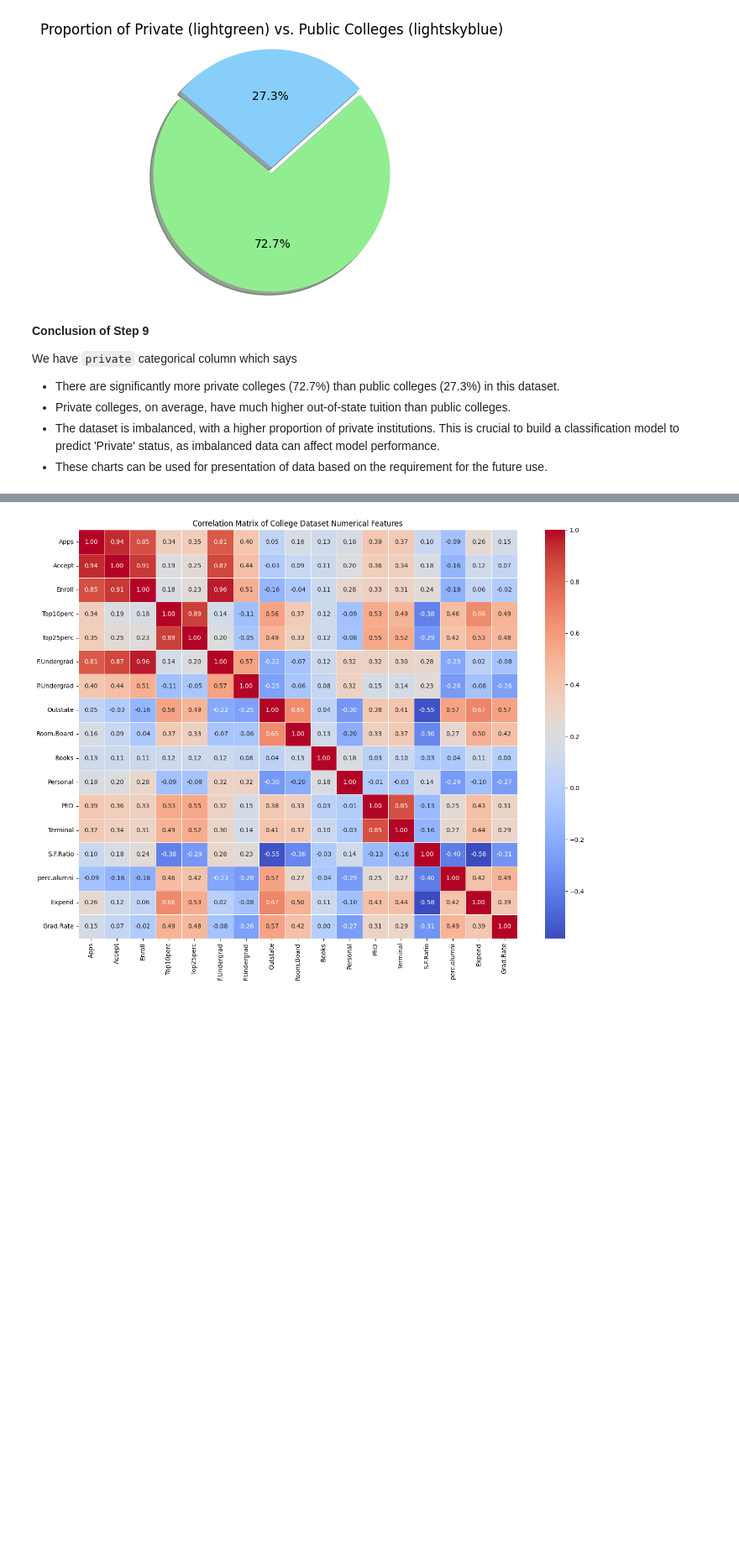
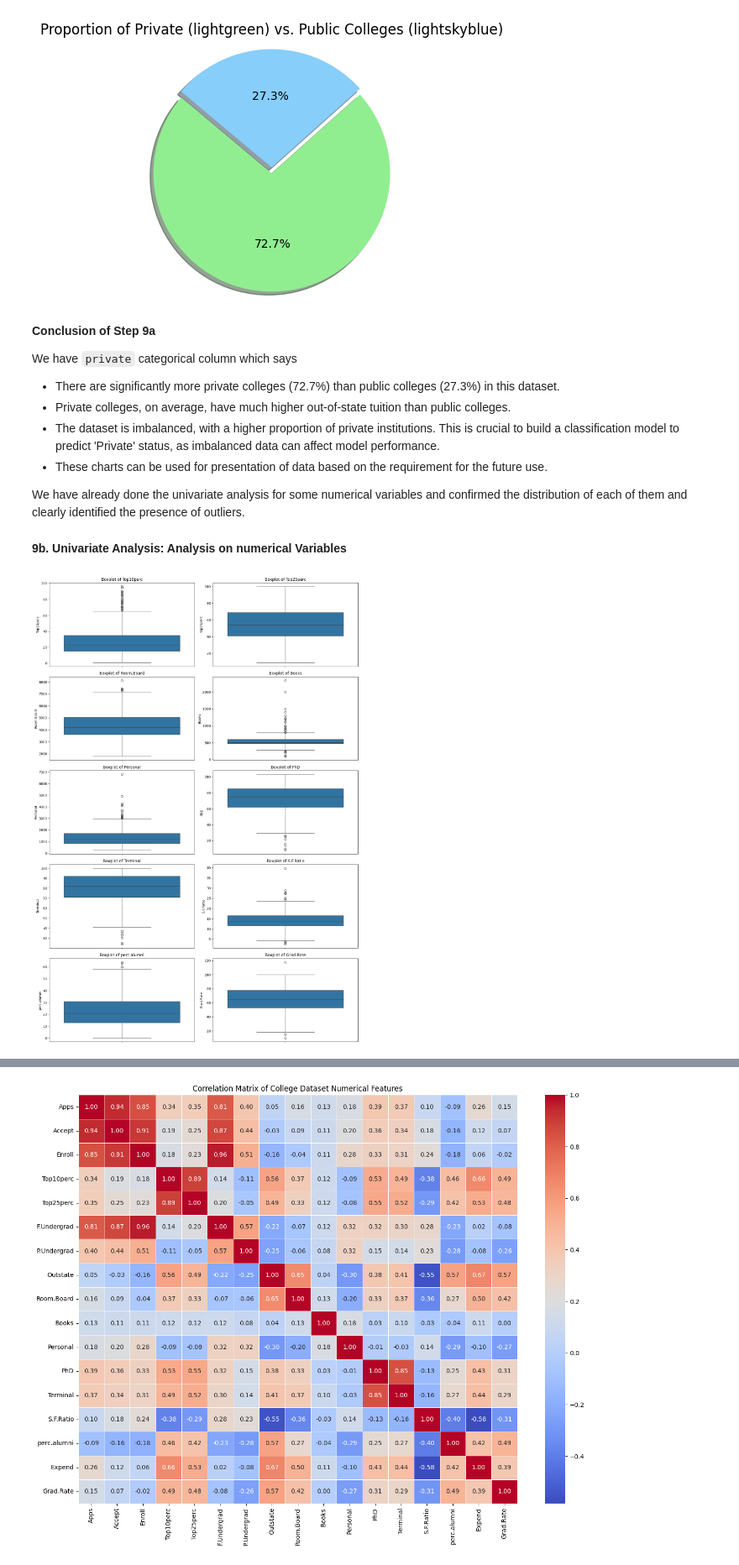
Before and after one commit to HariniS1018/College-Performance-Analysis-and-Graduation-Rate-Prediction, a Jupyter notebook: data_exploration.ipynb, the cells around one changed output, grey strips where cells are left out. Shown at 84% size. Cells and saved outputs as stored; diff of their text form; code cells hidden in the pictures; blank space fills up the shorter version.

```diff
--- a/data_exploration.ipynb
+++ b/data_exploration.ipynb
@@ -272,10 +284,31 @@ plt.show()
 [figure]
 [figure]
 # %% [markdown]
-**Conclusion of Step 9**
+**Conclusion of Step 9a**
 
 We have `private` categorical column which says
 - There are significantly more private colleges (72.7%) than public colleges (27.3%) in this dataset.
 - Private colleges, on average, have much higher out-of-state tuition than public colleges.
 - The dataset is imbalanced, with a higher proportion of private institutions. This is crucial to build a classification model to predict 'Private' status, as imbalanced data can affect model performance.
 - These charts can be used for presentation of data based on the requirement for the future use.
+
+We have already done the univariate analysis for some numerical variables and confirmed the distribution of each of them and clearly identified the presence of outliers.
+# %% [markdown]
+**9b. Univariate Analysis: Analysis on numerical Variables**
+# %%
+other_numerical_cols = ['Top10perc', 'Top25perc', 'Room.Board', 'Books', 'Personal', 'PhD', 'Terminal', 'S.F.Ratio', 'perc.alumni', 'Grad.Rate']
+
+i= 0
+nrows = math.ceil(len(other_numerical_cols) / 2)
+plt.figure(figsize=(14, nrows * 4))
+
+for i, col in enumerate(other_numerical_cols):
+    plt.subplot(nrows, 2, i + 1)
+    sns.boxplot(y=college[col])
+    plt.title(f'Boxplot of {col}')
+    plt.ylabel(col)
+
+plt.tight_layout()
+plt.show()
+# %% [output]
+[figure, added]
```
Also changed, not shown: parts of 12 cells of this notebook.
